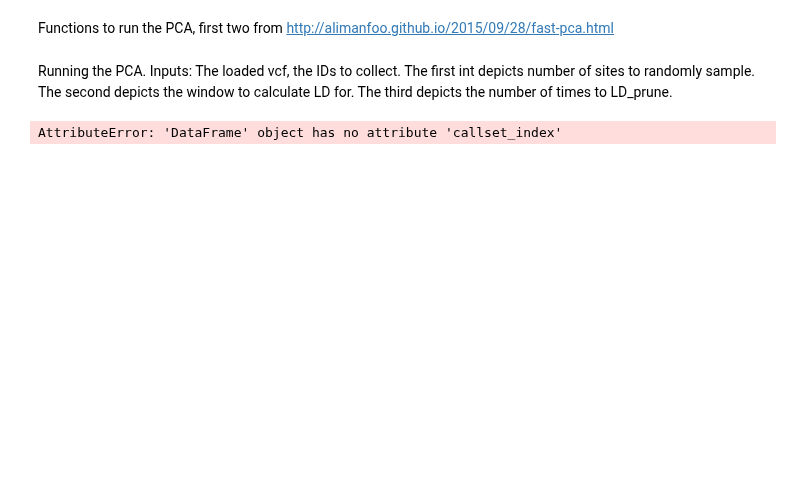
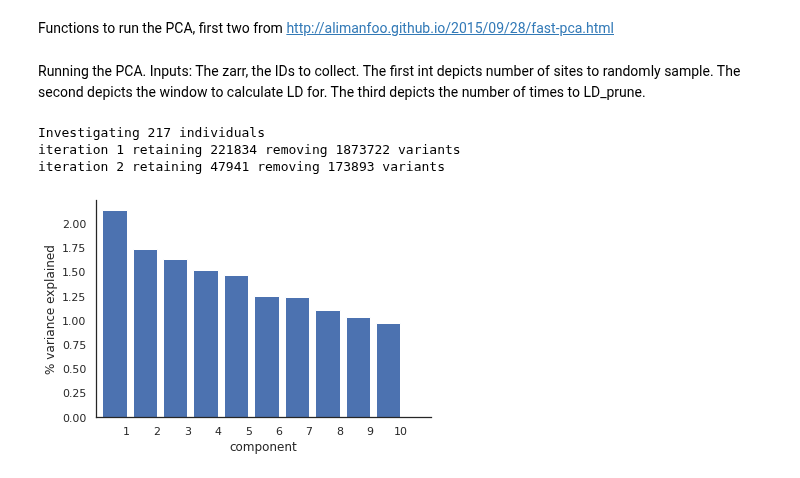
Before and after one commit to erikfogh/baboon_analysis, a Jupyter notebook: notebooks/pca01_x_chromosomes.ipynb, the cells around one changed output. Saved outputs shown, nothing was run; the diff lists cells and outputs as text; code cells hidden in the pictures; blank space fills up the shorter version.

```diff
--- a/notebooks/pca01_x_chromosomes.ipynb
+++ b/notebooks/pca01_x_chromosomes.ipynb
@@ -25,3 +8,0 @@ meta_data_samples
-# %%
-meta_data_samples = pd.read_excel("../data/New_Papio.xlsx")
-meta_data_samples
@@ -41,0 +11,4 @@ meta_data_samples
+# %%
+IDs = meta_data_samples.loc[(meta_data_samples.x_missing <= 0.01)
+                             & (meta_data_samples.Sex == "F")].callset_index.values
+meta_data_samples.loc[meta_data_samples.callset_index.isin(IDs)]
@@ -55,3 +31,8 @@ To solve this temporarily, I only extract the IDs in the metadata.
+# %%
+zarr_dir = "/faststorage/project/baboondiversity/data/PG_panu3_zarr_01_03_2021/callset.zarr/chrX"
+#Opening the zarr data
+callset = zarr.open_group(zarr_dir, mode="r")
+gt = allel.GenotypeArray(callset["calldata/GT"])
 # %% [markdown]
 Functions to run the PCA, first two from http://alimanfoo.github.io/2015/09/28/fast-pca.html
 # %%
@@ -75,9 +56,8 @@ def offset_legend(fig):
     lgd = ax.legend(handles, labels, loc='best', bbox_to_anchor=(1,1))
     return lgd
 
-def pruning_and_pca(vcf, IDs, subsampling_n, size, n_iter):
+def pruning_and_pca(gt, IDs, subsampling_n, size, n_iter):
     print("Investigating {} individuals".format(len(IDs)))
-    gt = allel.GenotypeArray(vcf["calldata/GT"])
     gt = gt.take(IDs, axis=1)
     ac = gt.count_alleles()[:] #Allele counts for each pos
     flt = (ac.max_allele() == 1) & (ac[:, :2].min(axis=1) > 1) #Filtering for biallelic
@@ -101,17 +81,30 @@ def pruning_and_pca(vcf, IDs, subsampling_n, size, n_iter):
     for i in range(len(c_transposed)):
         pc = "pc{}".format(i+1)
         pca_df[pc] = c_transposed[i]
-    pca_df_meta = pd.concat([pca_df, meta_data_samples.iloc[IDs].reset_index()], axis = 1, ignore_index=False)
+    pca_df["callset_index"] = IDs
+    pca_df_meta = pd.merge(pca_df, meta_data_samples)
+    fig, ax = plt.subplots()
+    sns.despine(ax=ax)
+    x = np.arange(10)
+    y = model1.explained_variance_ratio_ * 100
+    ax.bar(x+.6, y, width=.8)
+    ax.set_xticks(x+1)
+    ax.set_xlim(0, 11)
+    ax.set_xlabel('component')
+    ax.set_ylabel('% variance explained')
     return pca_df_meta
 # %% [markdown]
-Running the PCA. Inputs: The loaded vcf, the IDs to collect.
+Running the PCA. Inputs: The zarr, the IDs to collect.
 The first int depicts number of sites to randomly sample.
 The second depicts the window to calculate LD for.
 The third depicts the number of times to LD_prune.
 # %%
 IDs = meta_data_samples.callset_index.values
-pca_df = pruning_and_pca(vcf_callset, IDs, 3000000, 500, 2)
+pca_df = pruning_and_pca(gt, IDs, 3000000, 500, 2)
 # %% [output]
-AttributeError: 'DataFrame' object has no attribute 'callset_index'
+Investigating 217 individuals
+iteration 1 retaining 221834 removing 1873722 variants
+iteration 2 retaining 47941 removing 173893 variants
+[figure, added]
 # %%
 plt.close()
```
Also changed, not shown: parts of 24 cells of this notebook, 43 other files.
